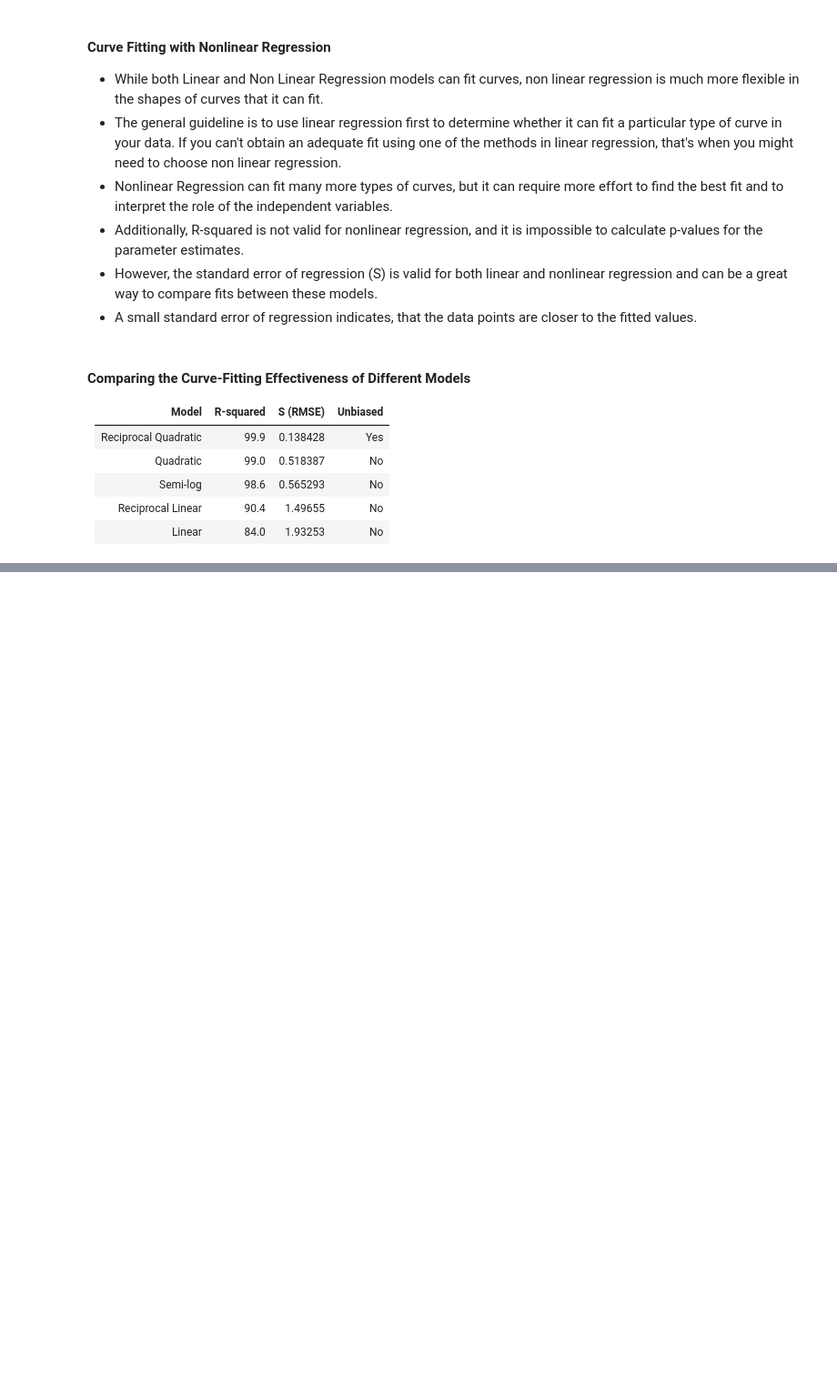
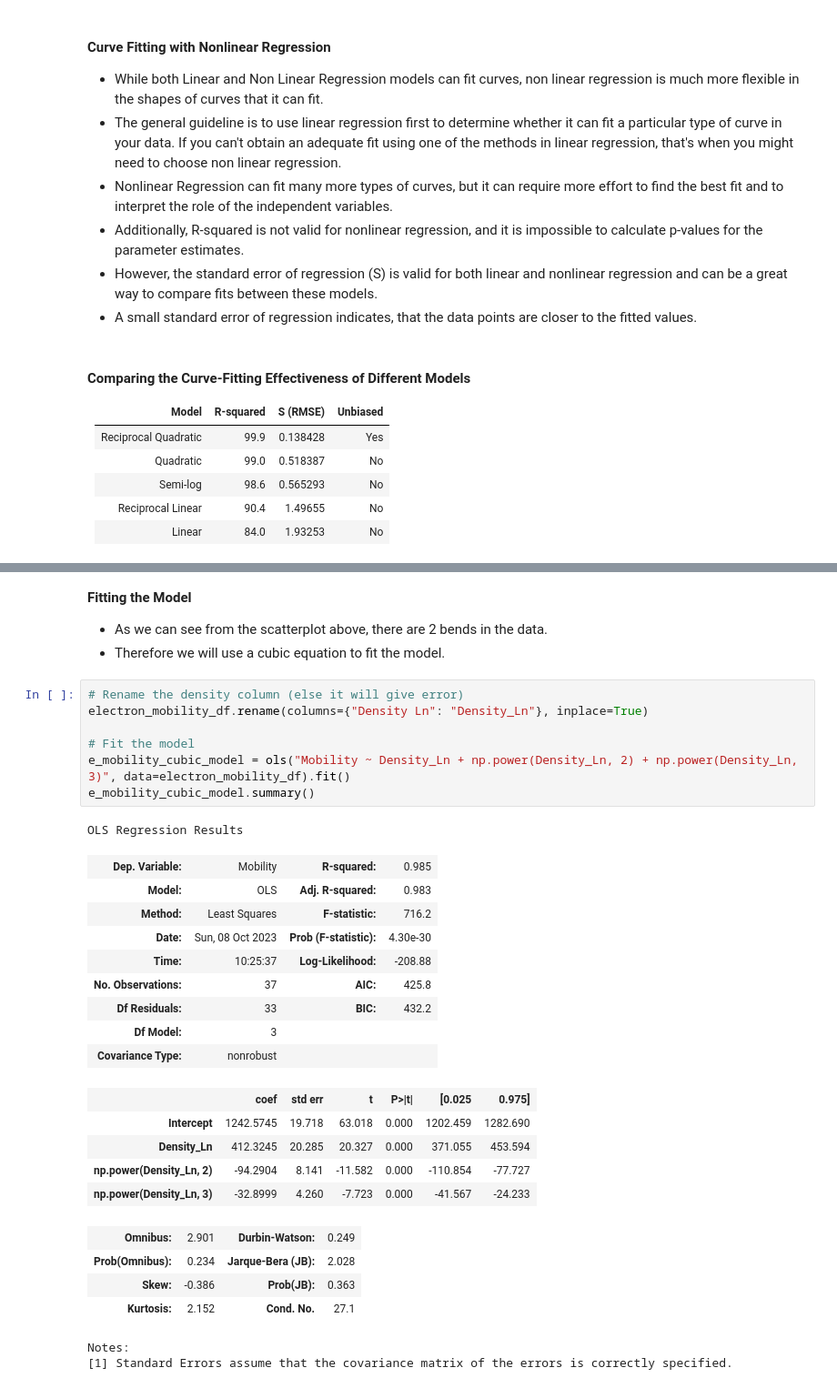
Before and after one commit to heenahussain2/Learning_ML, a Jupyter notebook: Stats_for_Data_Science/Ch-04_Regression_and_Prediction/4_Fitting_Curvature.ipynb, the cells around one changed output, grey strips where cells are left out. Shown at 91% size. Saved outputs shown, nothing was run; the diff lists cells and outputs as text; blank space fills up the shorter version.

```diff
--- a/Stats_for_Data_Science/Ch-04_Regression_and_Prediction/4_Fitting_Curvature.ipynb
+++ b/Stats_for_Data_Science/Ch-04_Regression_and_Prediction/4_Fitting_Curvature.ipynb
@@ -478,0 +505,33 @@ plt.plot(curve_fitting_df["Input"], m * np.log10(curve_fitting_df["Input"]) + c,
+# %% [markdown]
+**Fitting the Model**
+- As we can see from the scatterplot above, there are 2 bends in the data.
+- Therefore we will use a cubic equation to fit the model.
+# %%
+# Rename the density column (else it will give error)
+electron_mobility_df.rename(columns={"Density Ln": "Density_Ln"}, inplace=True)
+
+# Fit the model
+e_mobility_cubic_model = ols("Mobility ~ Density_Ln + np.power(Density_Ln, 2) + np.power(Density_Ln, 3)", data=electron_mobility_df).fit()
+e_mobility_cubic_model.summary()
+# %% [output]
+OLS Regression Results
+| Dep. Variable: | Mobility | R-squared: | 0.985 |
+| Model: | OLS | Adj. R-squared: | 0.983 |
+| Method: | Least Squares | F-statistic: | 716.2 |
+| Date: | Sun, 08 Oct 2023 | Prob (F-statistic): | 4.30e-30 |
+| Time: | 10:25:37 | Log-Likelihood: | -208.88 |
+| No. Observations: | 37 | AIC: | 425.8 |
+| Df Residuals: | 33 | BIC: | 432.2 |
+| Df Model: | 3 |  |  |
+| Covariance Type: | nonrobust |  |  |
+|  | coef | std err | t | P>|t| | [0.025 | 0.975] |
+| Intercept | 1242.5745 | 19.718 | 63.018 | 0.000 | 1202.459 | 1282.690 |
+| Density_Ln | 412.3245 | 20.285 | 20.327 | 0.000 | 371.055 | 453.594 |
+| np.power(Density_Ln, 2) | -94.2904 | 8.141 | -11.582 | 0.000 | -110.854 | -77.727 |
+| np.power(Density_Ln, 3) | -32.8999 | 4.260 | -7.723 | 0.000 | -41.567 | -24.233 |
+| Omnibus: | 2.901 | Durbin-Watson: | 0.249 |
+| Prob(Omnibus): | 0.234 | Jarque-Bera (JB): | 2.028 |
+| Skew: | -0.386 | Prob(JB): | 0.363 |
+| Kurtosis: | 2.152 | Cond. No. | 27.1 |
+Notes:
+[1] Standard Errors assume that the covariance matrix of the errors is correctly specified.
```
Also changed, not shown: parts of 3 cells of this notebook.
